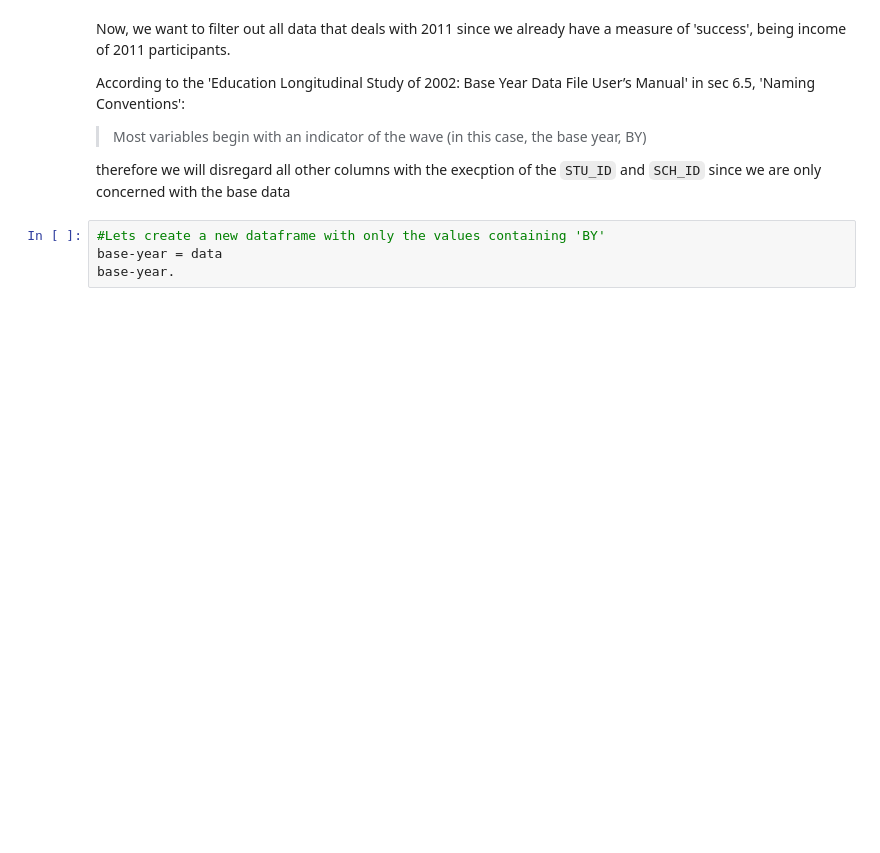
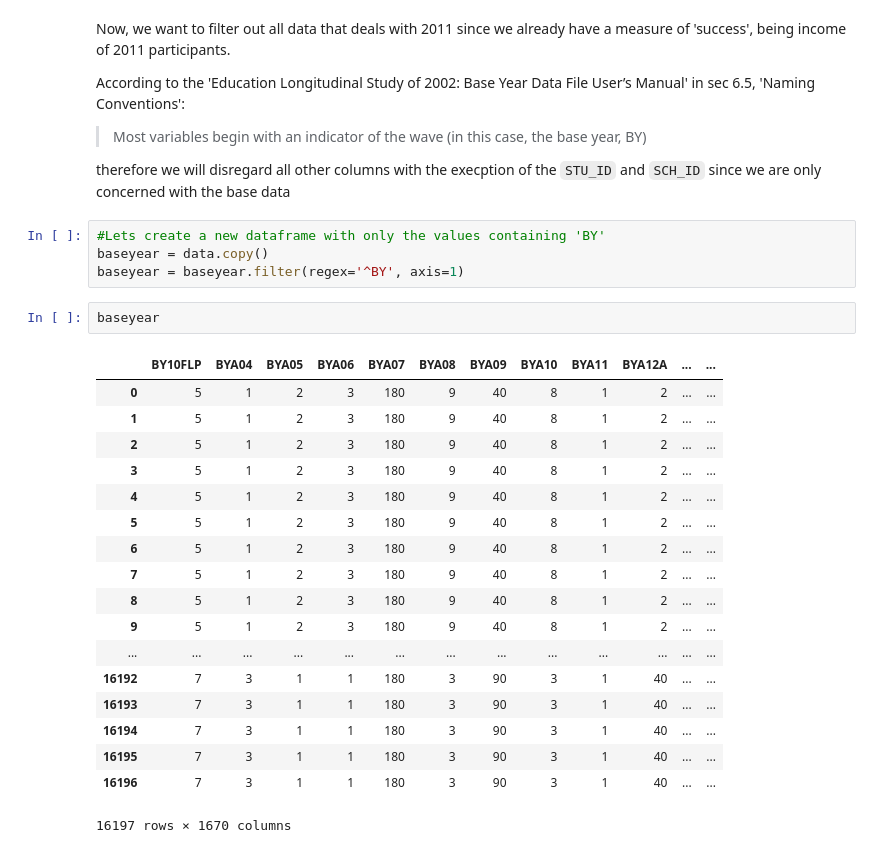
Before and after one commit to collinarnett/accenture-challenge-patriothacks-2018, a Jupyter notebook: accenturehack.ipynb, the cells around one changed output. Saved outputs shown, nothing was run; the diff lists cells and outputs as text; blank space fills up the shorter version.

```diff
--- a/accenturehack.ipynb
+++ b/accenturehack.ipynb
@@ -162,5 +163,26 @@ According to the 'Education Longitudinal Study of 2002:  Base Year Data File Use
 therefore we will disregard all other columns with the execption of the `STU_ID` and `SCH_ID` since we are only concerned with the base data
 # %%
 #Lets create a new dataframe with only the values containing 'BY'
-base-year = data
-base-year.
+baseyear = data.copy()
+baseyear = baseyear.filter(regex='^BY', axis=1)
+# %%
+baseyear
+# %% [output]
+|  | BY10FLP | BYA04 | BYA05 | BYA06 | BYA07 | BYA08 | BYA09 | BYA10 | BYA11 | BYA12A | ... | ... |
+| 0 | 5 | 1 | 2 | 3 | 180 | 9 | 40 | 8 | 1 | 2 | ... | ... |
+| 1 | 5 | 1 | 2 | 3 | 180 | 9 | 40 | 8 | 1 | 2 | ... | ... |
+| 2 | 5 | 1 | 2 | 3 | 180 | 9 | 40 | 8 | 1 | 2 | ... | ... |
+| 3 | 5 | 1 | 2 | 3 | 180 | 9 | 40 | 8 | 1 | 2 | ... | ... |
+| 4 | 5 | 1 | 2 | 3 | 180 | 9 | 40 | 8 | 1 | 2 | ... | ... |
+| 5 | 5 | 1 | 2 | 3 | 180 | 9 | 40 | 8 | 1 | 2 | ... | ... |
+| 6 | 5 | 1 | 2 | 3 | 180 | 9 | 40 | 8 | 1 | 2 | ... | ... |
+| 7 | 5 | 1 | 2 | 3 | 180 | 9 | 40 | 8 | 1 | 2 | ... | ... |
+| 8 | 5 | 1 | 2 | 3 | 180 | 9 | 40 | 8 | 1 | 2 | ... | ... |
+| 9 | 5 | 1 | 2 | 3 | 180 | 9 | 40 | 8 | 1 | 2 | ... | ... |
+| ... | ... | ... | ... | ... | ... | ... | ... | ... | ... | ... | ... | ... |
+| 16192 | 7 | 3 | 1 | 1 | 180 | 3 | 90 | 3 | 1 | 40 | ... | ... |
+| 16193 | 7 | 3 | 1 | 1 | 180 | 3 | 90 | 3 | 1 | 40 | ... | ... |
+| 16194 | 7 | 3 | 1 | 1 | 180 | 3 | 90 | 3 | 1 | 40 | ... | ... |
+| 16195 | 7 | 3 | 1 | 1 | 180 | 3 | 90 | 3 | 1 | 40 | ... | ... |
+| 16196 | 7 | 3 | 1 | 1 | 180 | 3 | 90 | 3 | 1 | 40 | ... | ... |
+16197 rows × 1670 columns
```
Also changed, not shown: parts of 1 cell of this notebook.
